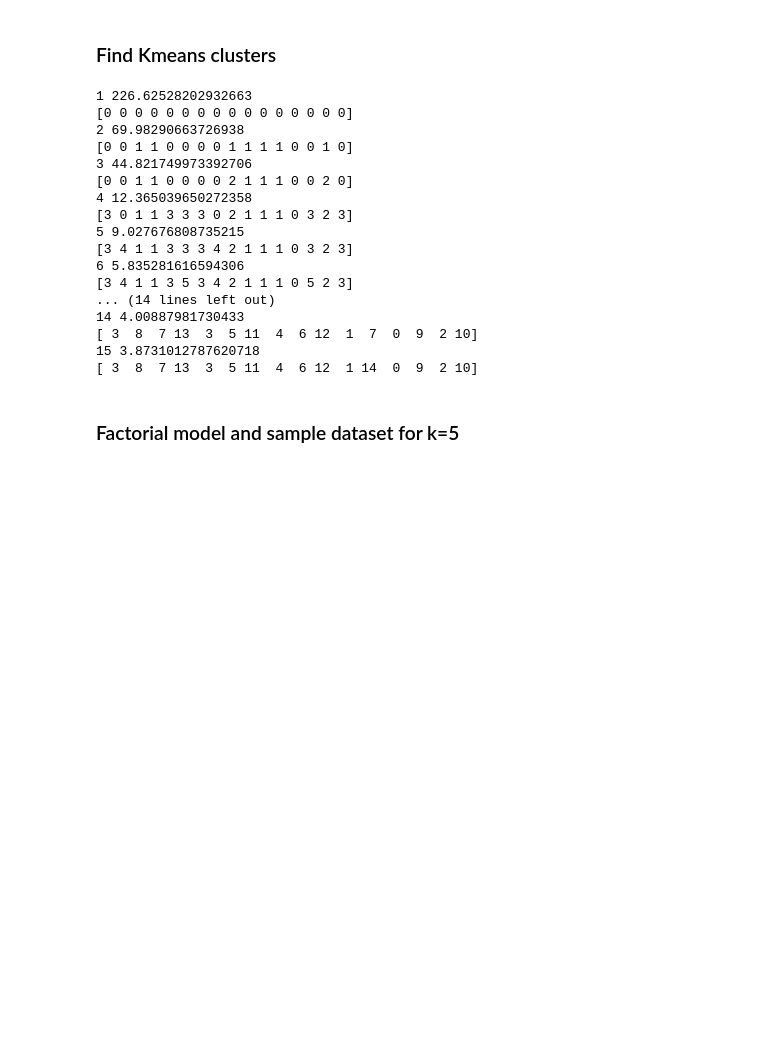
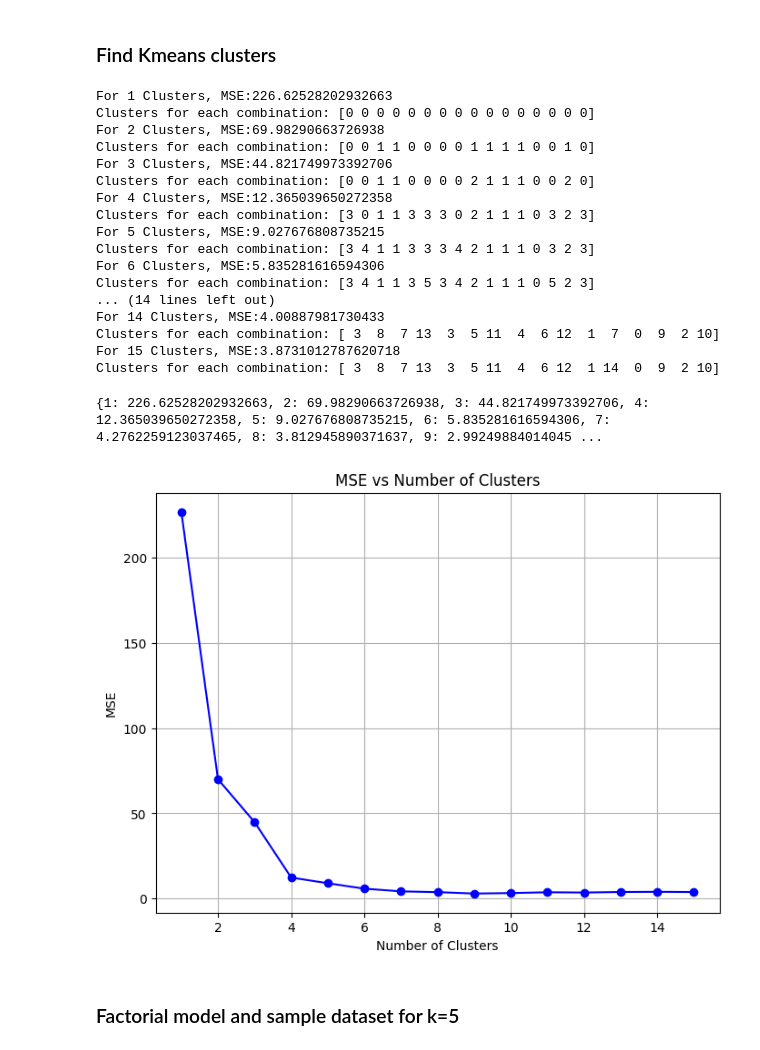
Before and after one commit to qc2321/causal-factorial, a Jupyter notebook: lasso_josh.ipynb, the cells around one changed output. Drawn from its saved outputs; the diff is of its cells as text; code cells hidden in the pictures; blank space fills up the shorter version.

```diff
--- a/lasso_josh.ipynb
+++ b/lasso_josh.ipynb
@@ -265,25 +298,46 @@ _ = sns.barplot(
 ### Find Kmeans clusters
 # %%
 
-cross_val_kmeans(T_train, T_test,y_train, y_test,expected_outcomes, beta_mask,15)
+values = cross_val_kmeans(T_train, T_test,y_train, y_test,expected_outcomes, beta_mask,15)
 # %% [output]
-1 226.62528202932663
-[0 0 0 0 0 0 0 0 0 0 0 0 0 0 0 0]
-2 69.98290663726938
-[0 0 1 1 0 0 0 0 1 1 1 1 0 0 1 0]
-3 44.821749973392706
-[0 0 1 1 0 0 0 0 2 1 1 1 0 0 2 0]
-4 12.365039650272358
-[3 0 1 1 3 3 3 0 2 1 1 1 0 3 2 3]
-5 9.027676808735215
-[3 4 1 1 3 3 3 4 2 1 1 1 0 3 2 3]
-6 5.835281616594306
-[3 4 1 1 3 5 3 4 2 1 1 1 0 5 2 3]
+For 1 Clusters, MSE:226.62528202932663
+Clusters for each combination: [0 0 0 0 0 0 0 0 0 0 0 0 0 0 0 0]
+For 2 Clusters, MSE:69.98290663726938
+Clusters for each combination: [0 0 1 1 0 0 0 0 1 1 1 1 0 0 1 0]
+For 3 Clusters, MSE:44.821749973392706
+Clusters for each combination: [0 0 1 1 0 0 0 0 2 1 1 1 0 0 2 0]
+For 4 Clusters, MSE:12.365039650272358
+Clusters for each combination: [3 0 1 1 3 3 3 0 2 1 1 1 0 3 2 3]
+For 5 Clusters, MSE:9.027676808735215
+Clusters for each combination: [3 4 1 1 3 3 3 4 2 1 1 1 0 3 2 3]
+For 6 Clusters, MSE:5.835281616594306
+Clusters for each combination: [3 4 1 1 3 5 3 4 2 1 1 1 0 5 2 3]
 ... (14 lines left out)
-14 4.00887981730433
-[ 3  8  7 13  3  5 11  4  6 12  1  7  0  9  2 10]
-15 3.8731012787620718
-[ 3  8  7 13  3  5 11  4  6 12  1 14  0  9  2 10]
+For 14 Clusters, MSE:4.00887981730433
+Clusters for each combination: [ 3  8  7 13  3  5 11  4  6 12  1  7  0  9  2 10]
+For 15 Clusters, MSE:3.8731012787620718
+Clusters for each combination: [ 3  8  7 13  3  5 11  4  6 12  1 14  0  9  2 10]
+# %%
+import matplotlib.pyplot as plt
+print(values)
+x = list(values.keys())
+y = list(values.values())
+plt.figure(figsize=(8, 6))  # Optional: specify the figure size
+plt.plot(x, y, marker='o', linestyle='-', color='b')  # Plot with line and markers
+
+# Add title and labels
+plt.title('MSE vs Number of Clusters')
+plt.xlabel('Number of Clusters')
+plt.ylabel('MSE')
+
+# Optional: Add grid for better readability
+plt.grid(True)
+
+# Show the plot
+plt.show()
+# %% [output]
+{1: 226.62528202932663, 2: 69.98290663726938, 3: 44.821749973392706, 4: 12.365039650272358, 5: 9.027676808735215, 6: 5.835281616594306, 7: 4.2762259123037465, 8: 3.812945890371637, 9: 2.99249884014045 ...
+[figure, added]
 # %% [markdown]
 ### Factorial model and sample dataset for k=5
 # %%
```
Also changed, not shown: parts of 7 cells of this notebook, 1 other file.
